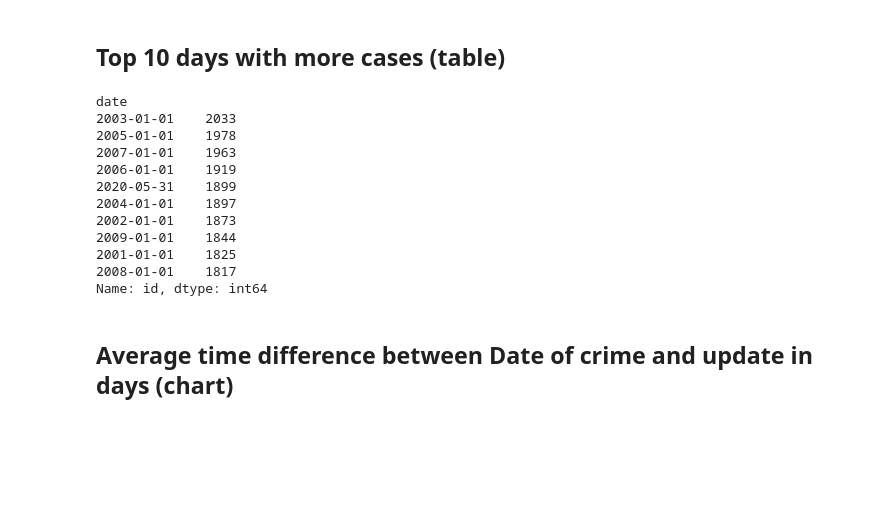
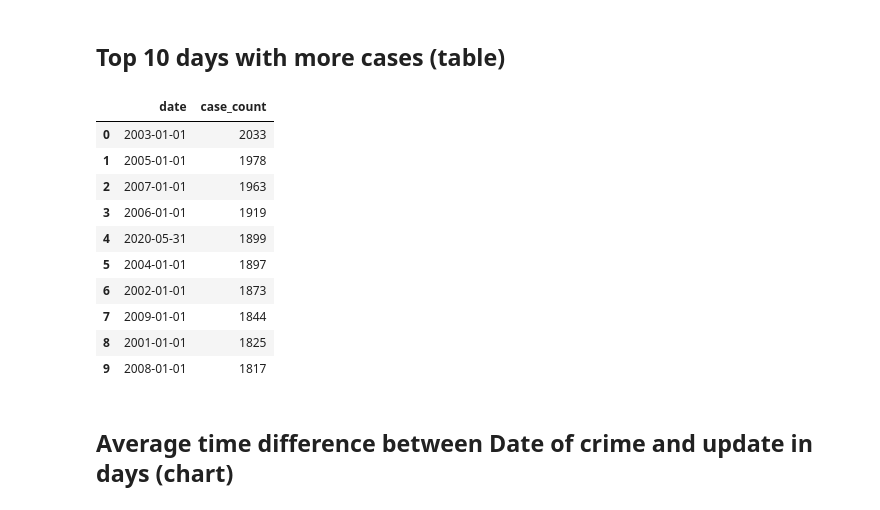
Before and after one commit to YOANGELICA/chicago_crimes_etl, a Jupyter notebook: EDA.ipynb, the cells around one changed output. Cells and saved outputs as stored; diff of their text form; code cells hidden in the pictures; blank space fills up the shorter version.

```diff
--- a/EDA.ipynb
+++ b/EDA.ipynb
@@ -343,22 +343,22 @@ plt.show()
 # %%
 num_cases_day = df.groupby(['date'])['id'].count()
 
-top_10_days = num_cases_day.sort_values(ascending=False).head(10)
+top_10_days = num_cases_day.sort_values(ascending=False).head(10).reset_index()
+top_10_days = top_10_days.rename(columns={'id': 'case_count'})
 
-print(top_10_days)
+top_10_days
 # %% [output]
-date
-2003-01-01    2033
-2005-01-01    1978
-2007-01-01    1963
-2006-01-01    1919
-2020-05-31    1899
-2004-01-01    1897
-2002-01-01    1873
-2009-01-01    1844
-2001-01-01    1825
-2008-01-01    1817
-Name: id, dtype: int64
+|  | date | case_count |
+| 0 | 2003-01-01 | 2033 |
+| 1 | 2005-01-01 | 1978 |
+| 2 | 2007-01-01 | 1963 |
+| 3 | 2006-01-01 | 1919 |
+| 4 | 2020-05-31 | 1899 |
+| 5 | 2004-01-01 | 1897 |
+| 6 | 2002-01-01 | 1873 |
+| 7 | 2009-01-01 | 1844 |
+| 8 | 2001-01-01 | 1825 |
+| 9 | 2008-01-01 | 1817 |
 # %% [markdown]
 ## Average time difference between Date of crime and update in days (chart)
 # %%
```
Also changed, not shown: parts of 1 cell of this notebook.
